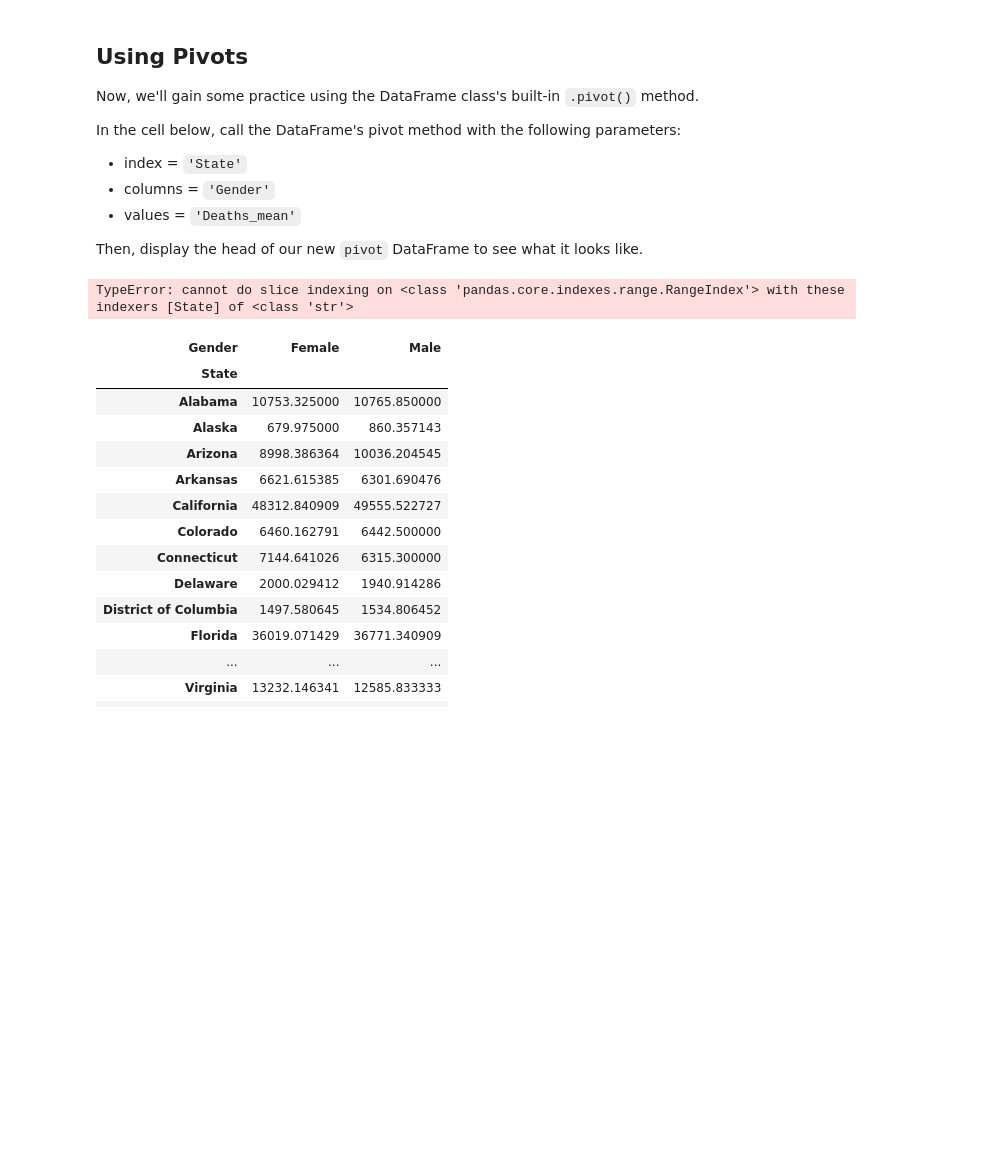
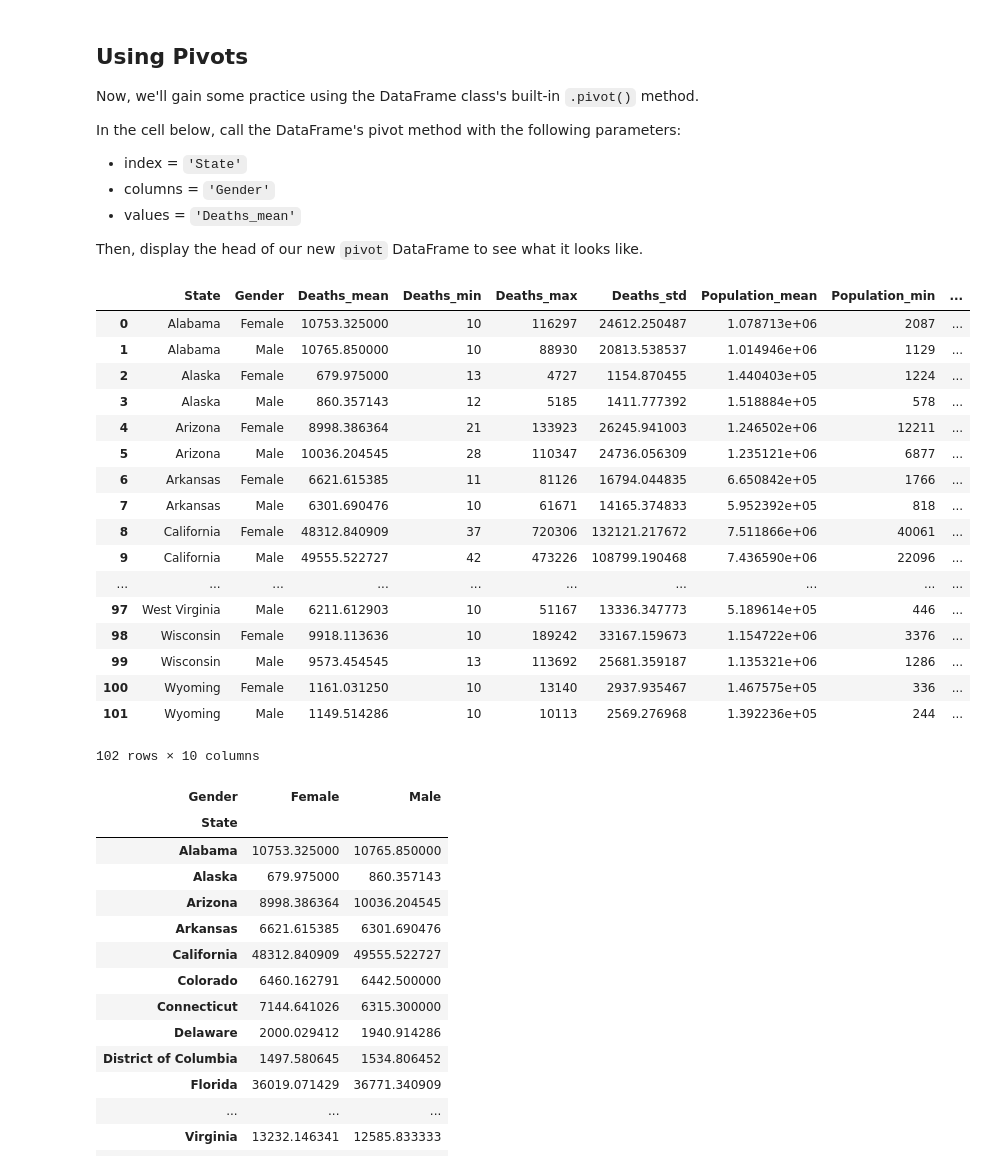
Before and after one commit to kathrinv/dsc-pivot-tables-pandas-lab-nyc-ds-082619, a Jupyter notebook: index.ipynb, the cells around one changed output. Drawn from its saved outputs; the diff is of its cells as text; code cells hidden in the pictures; blank space fills up the shorter version.

```diff
--- a/index.ipynb
+++ b/index.ipynb
@@ -389,9 +389,26 @@ In the cell below, call the DataFrame's pivot method with the following paramete
 
 Then, display the head of our new `pivot` DataFrame to see what it looks like.
 # %%
-grouped['State':'Deaths_mean']
+grouped#['State']
 # %% [output]
+|  | State | Gender | Deaths_mean | Deaths_min | Deaths_max | Deaths_std | Population_mean | Population_min | ... |
+| 0 | Alabama | Female | 10753.325000 | 10 | 116297 | 24612.250487 | 1.078713e+06 | 2087 | ... |
+| 1 | Alabama | Male | 10765.850000 | 10 | 88930 | 20813.538537 | 1.014946e+06 | 1129 | ... |
+| 2 | Alaska | Female | 679.975000 | 13 | 4727 | 1154.870455 | 1.440403e+05 | 1224 | ... |
+| 3 | Alaska | Male | 860.357143 | 12 | 5185 | 1411.777392 | 1.518884e+05 | 578 | ... |
+| 4 | Arizona | Female | 8998.386364 | 21 | 133923 | 26245.941003 | 1.246502e+06 | 12211 | ... |
+| 5 | Arizona | Male | 10036.204545 | 28 | 110347 | 24736.056309 | 1.235121e+06 | 6877 | ... |
+| 6 | Arkansas | Female | 6621.615385 | 11 | 81126 | 16794.044835 | 6.650842e+05 | 1766 | ... |
+| 7 | Arkansas | Male | 6301.690476 | 10 | 61671 | 14165.374833 | 5.952392e+05 | 818 | ... |
+| 8 | California | Female | 48312.840909 | 37 | 720306 | 132121.217672 | 7.511866e+06 | 40061 | ... |
+| 9 | California | Male | 49555.522727 | 42 | 473226 | 108799.190468 | 7.436590e+06 | 22096 | ... |
+| ... | ... | ... | ... | ... | ... | ... | ... | ... | ... |
+| 97 | West Virginia | Male | 6211.612903 | 10 | 51167 | 13336.347773 | 5.189614e+05 | 446 | ... |
+| 98 | Wisconsin | Female | 9918.113636 | 10 | 189242 | 33167.159673 | 1.154722e+06 | 3376 | ... |
+| 99 | Wisconsin | Male | 9573.454545 | 13 | 113692 | 25681.359187 | 1.135321e+06 | 1286 | ... |
+| 100 | Wyoming | Female | 1161.031250 | 10 | 13140 | 2937.935467 | 1.467575e+05 | 336 | ... |
+| 101 | Wyoming | Male | 1149.514286 | 10 | 10113 | 2569.276968 | 1.392236e+05 | 244 | ... |
-TypeError: cannot do slice indexing on <class 'pandas.core.indexes.range.RangeIndex'> with these indexers [State] of <class 'str'>
+102 rows × 10 columns
 # %%
 # Now it's time to pivot!
 pivot = grouped.pivot(index='State', columns='Gender', values='Deaths_mean')
```
